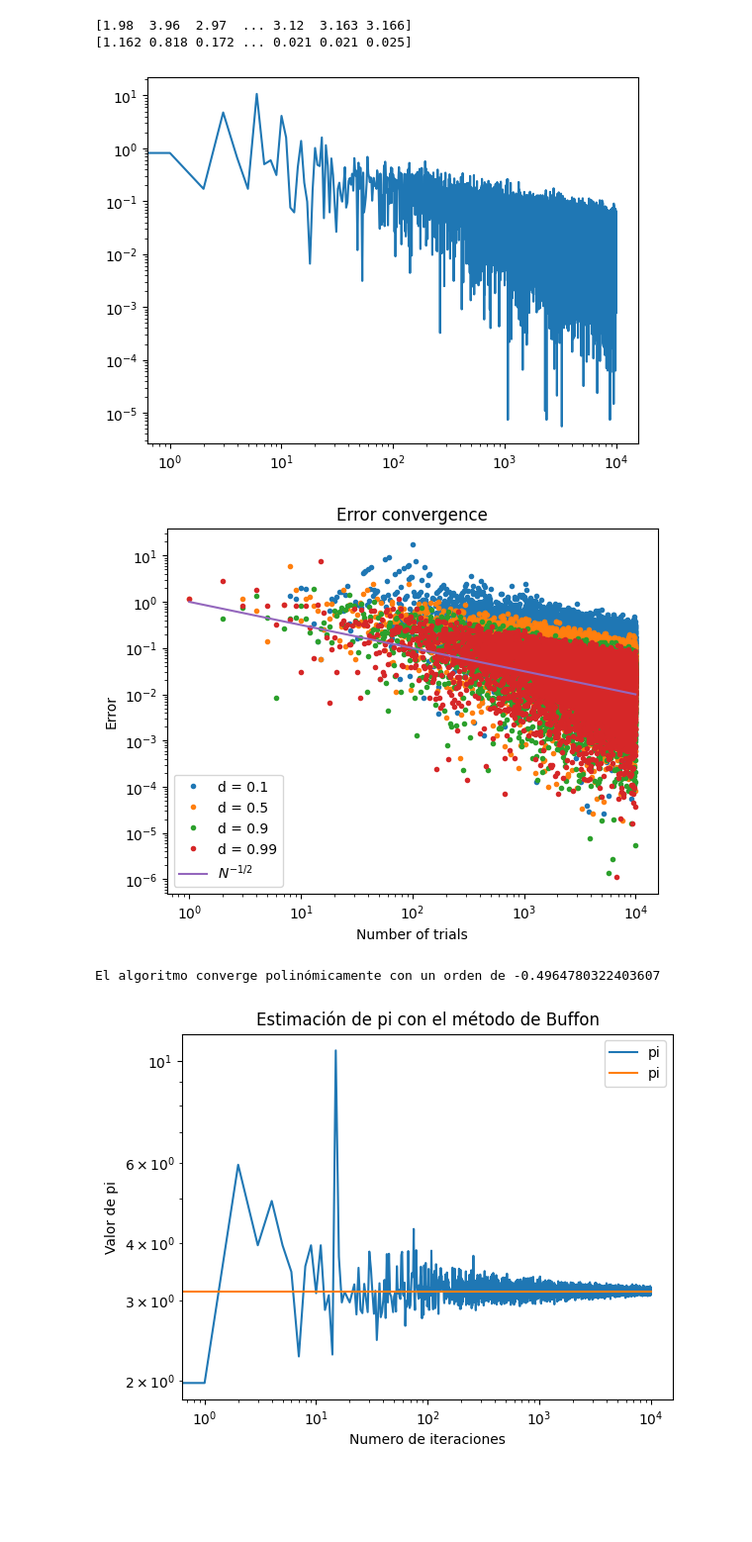
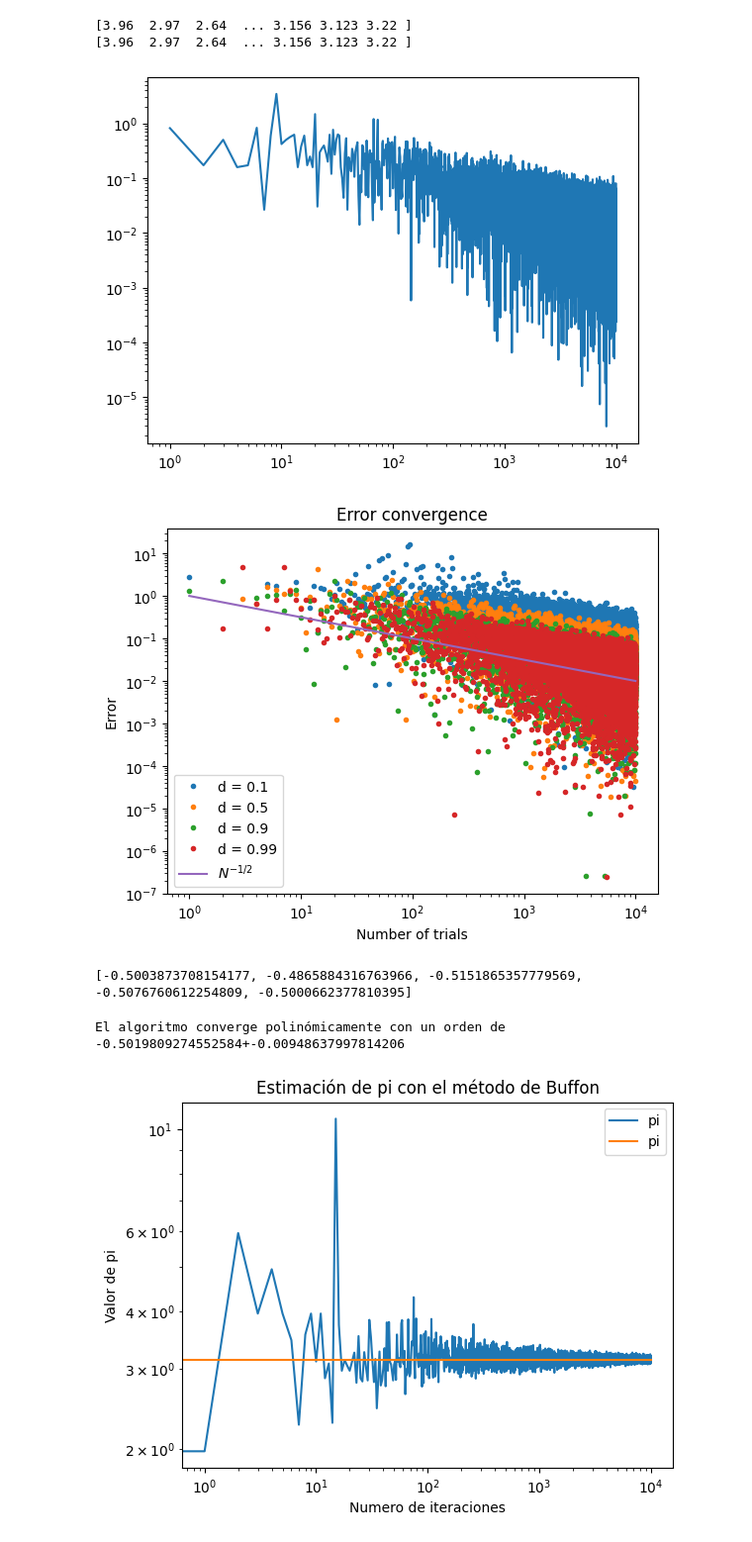
Before and after one commit to FullFran/Optimization-Algorithms, a Jupyter notebook: 2 Números aleatorios, Métodos de Montecarlo/Aguja de Buffon/buffon_needle.ipynb, the cells around one changed output. Shown at 99% size. Drawn from its saved outputs; the diff is of its cells as text; code cells hidden in the pictures; blank space fills up the shorter version.

```diff
--- a/2 Números aleatorios, Métodos de Montecarlo/Aguja de Buffon/buffon_needle.ipynb
+++ b/2 Números aleatorios, Métodos de Montecarlo/Aguja de Buffon/buffon_needle.ipynb
@@ -5,45 +5,63 @@ import matplotlib.pyplot as plt
 from buffon_needle import pi_buffon_needle
 from buffon_needle import buffon_needle_random
 # %%
+# Realizamos
 pi, err = buffon_needle_random(0.99, 1, 10000)
 
-print(np.round(pi,3))
-print(np.round(err,3))
+print(np.round([i for i in pi if i !=np.infty],3))
+print(np.round([i for i in pi if i !=np.infty],3))
 
 plt.loglog(err)
 plt.show()
 # %% [output]
-[1.98  3.96  2.97  ... 3.12  3.163 3.166]
-[1.162 0.818 0.172 ... 0.021 0.021 0.025]
+[3.96  2.97  2.64  ... 3.156 3.123 3.22 ]
+[3.96  2.97  2.64  ... 3.156 3.123 3.22 ]
-[figure, old version]
+[figure, new version]
 # %%
+# Realizamos la simulación para 10000 agujas
+# Con distintos tamaños de aguja
 
 lista = [0.1, 0.5, 0.9, 0.99]
+
 for d in lista:
     pi, err = buffon_needle_random(d, 1, 10000)
-    y = pi[pi != np.infty]
-    x = np.arange(1, len(pi)+1)[pi != np.infty]
     y = err
-    xlog = np.log(x)
-    p = np.polyfit(np.log(x[0,:]), np.log(y),1)
     plt.loglog(err,'.', label='d = '+str(d))
     plt.xlabel('Number of trials')
     plt.ylabel('Error')
     plt.title('Error convergence')
 
 
 plt.plot(np.arange(1,len(err)), np.arange(1,len(err))**(-0.5), label='$N^{-1/2}$')
 plt.xscale('log')
 plt.yscale('log')
 
 plt.legend()
 plt.show()
-# log binning
 # %% [output]
-[figure, old version]
+[figure, new version]
+# %%
+# Vamos a estudiar el orden de convergencia del método
+# Para ello vamos a realizar varias simulaciones, ajustando una recta
+# al error en doble logaritmico y calculando la pendiente tenemos el orden de convergencia.
+ex = []
+for _ in range(10):
+    # Realizamos la simulación para 10000 agujas con d = 0.99
+    pi, err = buffon_needle_random(0.99, 1, 10000)
+    y = err
+    x = np.array(np.arange(1, len(err)+1))
+
+    xlog = np.log(x)
+    p = np.polyfit(xlog, np.log(y),1)
+    if  not np.isnan(p[0]): # Algunos puntos no convergen, por lo que no podemos ajustar una recta, eliminamos esas iteraciones
+        ex.append(p[0])
+print(ex)
+# %% [output]
+[-0.5003873708154177, -0.4865884316763966, -0.5151865357779569, -0.5076760612254809, -0.5000662377810395]
 # %%
-p = np.polyfit(np.log(x[0,:]), np.log(y),1)
-print(f'El algoritmo converge polinómicamente con un orden de {p[0]}')
+co = np.mean(ex)
+dist = np.std(ex)
+print(f'El algoritmo converge polinómicamente con un orden de {co}+-{dist}')
 # %% [output]
-El algoritmo converge polinómicamente con un orden de -0.4964780322403607
+El algoritmo converge polinómicamente con un orden de -0.5019809274552584+-0.00948637997814206
 # %%
```
Also changed, not shown: parts of 4 cells of this notebook, 6 other files.
